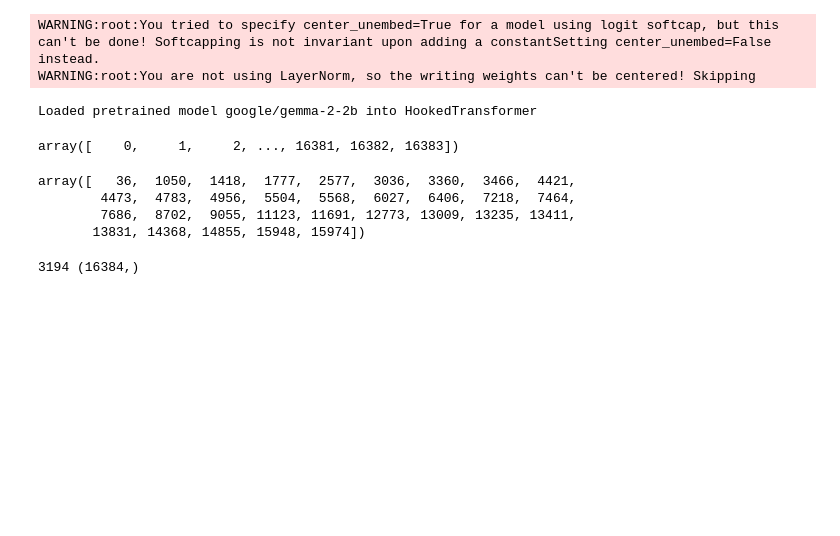
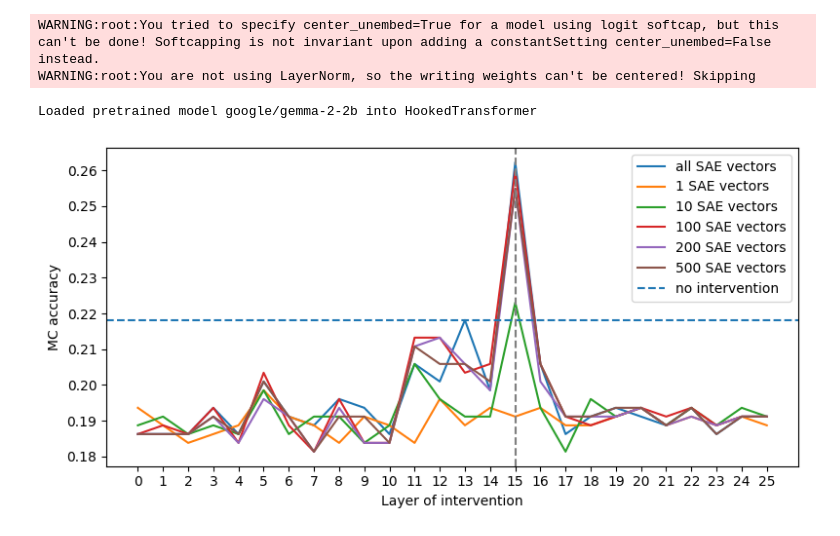
Before and after one commit to CUPalex/truthful_saes, a Jupyter notebook: gemma_sae.ipynb, the cells around one changed output. Cells and saved outputs as stored; diff of their text form; code cells hidden in the pictures; blank space fills up the shorter version.

```diff
--- a/gemma_sae.ipynb
+++ b/gemma_sae.ipynb
@@ -109,18 +25,0 @@ for layer in tqdm(layers):
-# %%
-np.indices(steering_directions[0].shape)[0]
-# %% [output]
-array([    0,     1,     2, ..., 16381, 16382, 16383])
-# %%
-np.indices(steering_directions[0].shape)[0][np.abs(steering_directions[0]) > 0.1]
-# %% [output]
-array([   36,  1050,  1418,  1777,  2577,  3036,  3360,  3466,  4421,
-        4473,  4783,  4956,  5504,  5568,  6027,  6406,  7218,  7464,
-        7686,  8702,  9055, 11123, 11691, 12773, 13009, 13235, 13411,
-       13831, 14368, 14855, 15948, 15974])
-# %%
-steering_directions_in_attn_space = []
-for direction in steering_directions:
-    print(np.count_nonzero(direction), direction.shape)
-    steering_directions_in_attn_space.append(direction @ sae.W_dec.detach().cpu().numpy())
-# %% [output]
-3194 (16384,)
@@ -132,0 +26,51 @@ with open("cache/stds_gemma_sae_full.json", "w") as file:
+# %%
+from sae_lens import SAE
+threses = [500, 200, 10, 100, 1]
+steering_directions_in_attn_space = {thres: {} for thres in threses}
+for layer in range(26):
+    sae, cfg_dict, _ = SAE.from_pretrained(
+        release = "gemma-scope-2b-pt-att-canonical",
+        sae_id = f"layer_{layer}/width_16k/canonical",
+        device = device
+    )
+    for thres in threses:
+        inds = np.argsort(-np.abs(steering_directions[layer]))[:thres]
+        steering_direction = np.zeros(steering_directions[layer].shape)
+        steering_direction[inds] = steering_directions[layer][inds]
+        steering_directions_in_attn_space[thres][layer] = (steering_direction @ sae.W_dec.detach().cpu().numpy())
+
+import json
+for thres in threses:
+    with open(f"cache/steering_in_full_attn_space/steering_directions_abs_thres_{thres}.json", "w") as file:
+        json.dump({str(layer): direction.tolist() for layer, direction in steering_directions_in_attn_space[thres].items()}, file)
+# %%
+import json
+with open("/proj/inductive-bias/llama/sae/cache/accuracies_gemma/acc-alpha-5-full-sae.json", "r") as file:
+    accs_full = json.load(file)
+    accs_full = {int(layer): accs_full[layer] for layer in accs_full}
+threses = [1, 10, 100, 200, 500]
+accs_abs_thres = []
+for thres in threses:
+    with open(f"/proj/inductive-bias/llama/sae/cache/accuracies_gemma/acc-alpha-5-abs-thres-{thres}-vectors-sae.json", "r") as file:
+        accs_1 = json.load(file)
+        accs_1 = {int(layer): accs_1[layer] for layer in accs_1}
+        accs_abs_thres.append(accs_1)
+acc_no_intervention = 0.2181372549019608
+
+import matplotlib.pyplot as plt
+
+fig, axs = plt.subplots(1, 1)
+fig.set_size_inches((8, 4))
+axs.plot([v for k, v in accs_full.items()], label="all SAE vectors")
+for thres, acc in zip(threses, accs_abs_thres):
+    axs.plot([v for k, v in acc.items()], label=f"{thres} SAE vectors")
+axs.axhline(acc_no_intervention, label="no intervention", linestyle="--")
+axs.axvline(15, linestyle="--", c="grey")
+axs.set_xticks(range(26))
+axs.set_xlabel("Layer of intervention")
+axs.set_ylabel("MC accuracy")
+axs.legend()
+fig.tight_layout()
+plt.savefig("images/sae_acc_by_layers_abs_thres.png")
+# %% [output]
+[figure, added]
```
Also changed, not shown: parts of 7 cells of this notebook, 20 other files.
